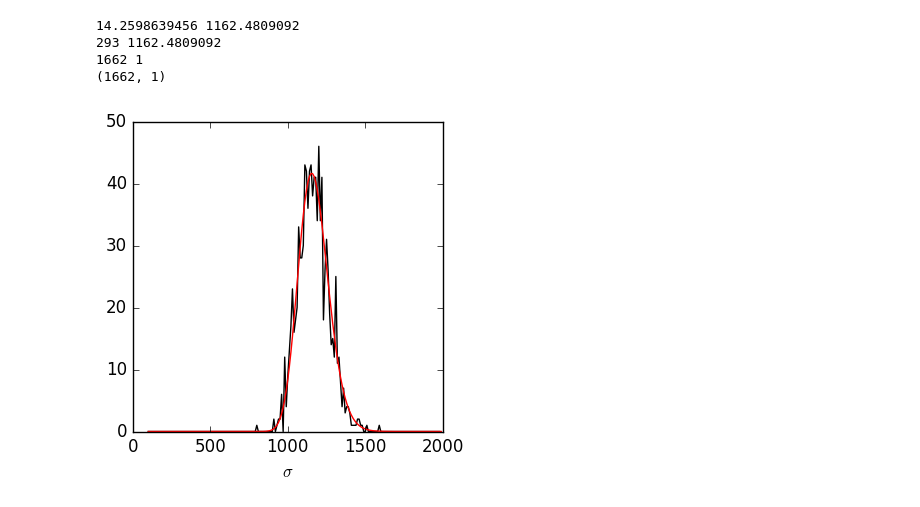
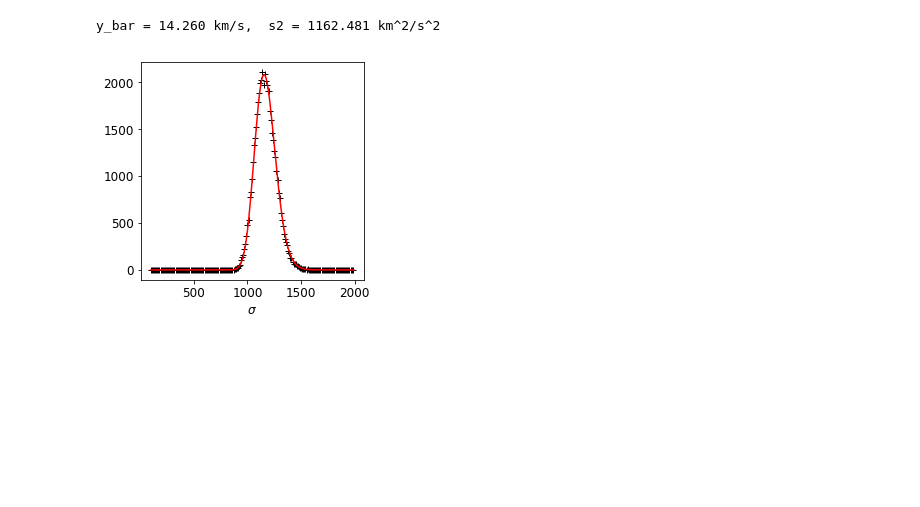
Before and after one commit to liuchaonaoc/Astrostatistics_old2, a Jupyter notebook: MultiParamsModel.ipynb, the cells around one changed output. Drawn from its saved outputs; the diff is of its cells as text; code cells hidden in the pictures; blank space fills up the shorter version.

```diff
--- a/MultiParamsModel.ipynb
+++ b/MultiParamsModel.ipynb
@@ -36,7 +36,7 @@ def logit(x):
     return np.log10(x/(1.-x))
 
 def InvGamma(x,alpha,beta):
-    y = np.log(beta)*alpha-np.log(special.gamma(alpha))+np.log(x)*(-alpha-1)-beta/x
+    y = np.log(beta)*alpha-(special.gammaln(alpha))+np.log(x)*(-alpha-1)-beta/x
     return np.exp(y)
 
 def Scl_InvChi2(x, nu, s2):
@@ -48,42 +48,39 @@ def randDraw_SInvChi2(nu,s2, N):
     m = 0
     while k<N and m <= 3:
         x0 = np.random.uniform(low=0,high=2000,size=N*20)
         y0 = np.random.uniform(low=0,high=0.006,size=N*20)
         #x0 = logit(x0)
         y1 = Scl_InvChi2(x0, nu, s2)
-        print nu,s2
+
         ind = (y0<y1)
         x.append(x0[ind])
         k = k + np.sum(ind)
         m += 1
-        print k,m
+        #print k,m
     xx = np.array(x).reshape((k,1))
-    print np.shape(xx)
+
     return (xx[0:N])
 
 # sampling
 n = len(y)
 y_bar = np.sum(y)/n
 s2 = np.sum((y-y_bar)**2)/(n-1.)
-print y_bar, s2
+print r'y_bar = %(y).3f km/s,  s2 = %(s).3f km^2/s^2' % {'y':y_bar, 's':s2}
 #step 1: draw sigma2 from posterior density of sigma2 given v, p(sigma2|y)
-N = 1000
+N = 50000
 sigma2 = randDraw_SInvChi2(n-1,s2, N)
 
 #draw the random draw of sigma
 x = np.arange(100,2000,10)
-y1 = Scl_InvChi2(x, nu, s2)
+y1 = Scl_InvChi2(x, n-1, s2)
 hy,xedge = np.histogram(sigma2,x)
 
 fig = plt.figure(figsize=[4,4])
 ax = fig.add_subplot(111)
-ax.plot(x[0:-1],hy,'k')
+ax.plot(x[0:-1],hy,'k+')
 ax.plot(x,y1/sum(y1)*sum(hy),'r')
 ax.set_xlabel(r'$\sigma$',fontsize=12)
 fig.show()
 # %% [output]
-14.2598639456 1162.4809092
-293 1162.4809092
-1662 1
-(1662, 1)
+y_bar = 14.260 km/s,  s2 = 1162.481 km^2/s^2
-[figure, old version]
+[figure, new version]
```
Also changed, not shown: parts of 7 cells of this notebook.
